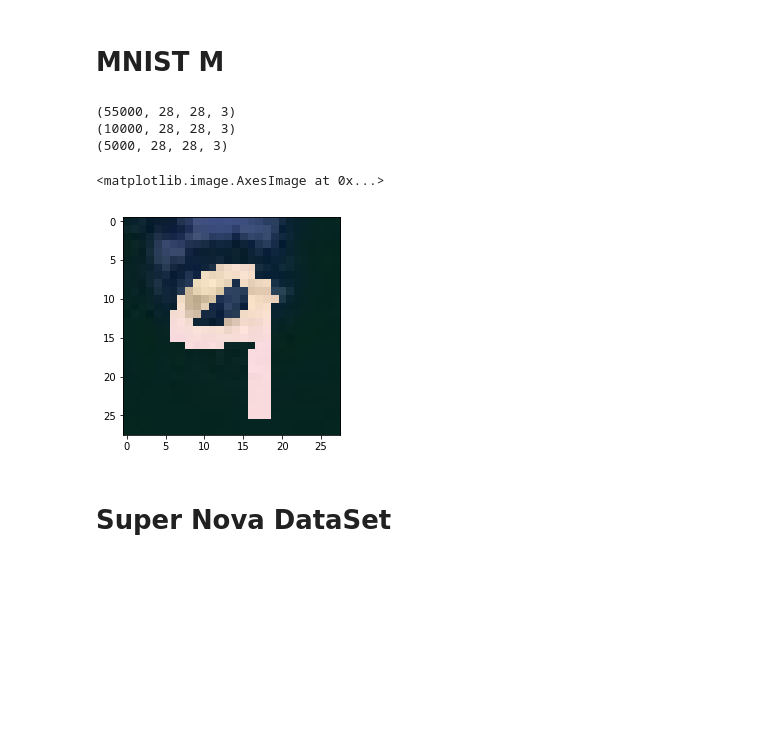
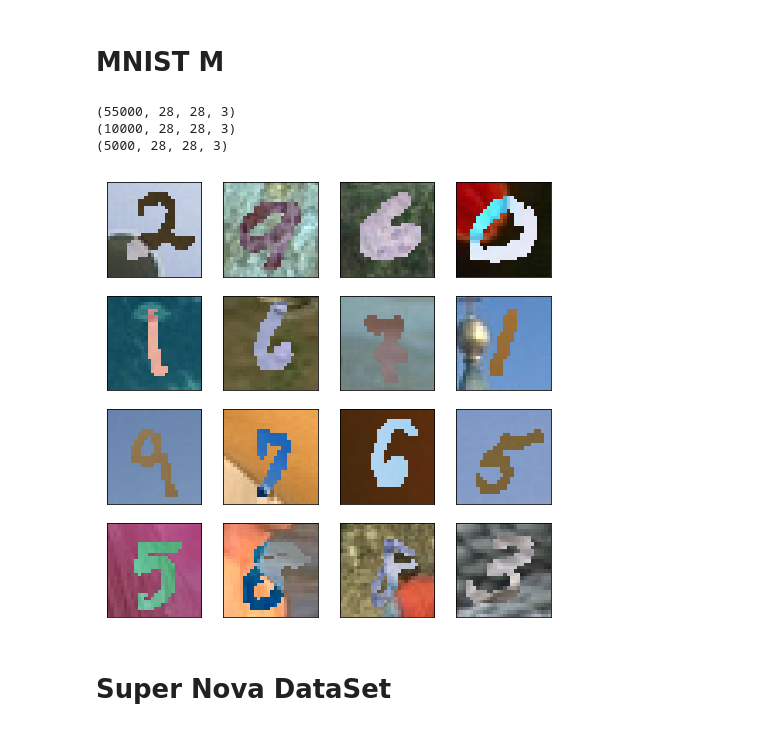
Before and after one commit to dario617/tf-dann, a Jupyter notebook: Dataset overview.ipynb, the cells around one changed output. Saved outputs shown, nothing was run; the diff lists cells and outputs as text; code cells hidden in the pictures; blank space fills up the shorter version.

```diff
--- a/Dataset overview.ipynb
+++ b/Dataset overview.ipynb
@@ -159,20 +159,19 @@ Reshape image
 # %%
 mnistm = pkl.load(open('mnistm_data.pkl', 'rb'))
 mnistm_train = mnistm['train']
 mnistm_test = mnistm['test']
 mnistm_valid = mnistm['valid']
 
 print(mnistm_train.shape)
 print(mnistm_test.shape)
 print(mnistm_valid.shape)
 
-plt.imshow(mnistm_train[8])
+plot_image_grid(mnistm_train[16:32])
 # %% [output]
 (55000, 28, 28, 3)
 (10000, 28, 28, 3)
 (5000, 28, 28, 3)
-<matplotlib.image.AxesImage at 0x...>
-[figure, old version]
+[figure, new version]
 # %% [markdown]
 # Super Nova DataSet
 # %%
```
Also changed, not shown: parts of 7 cells of this notebook, 6 other files.
